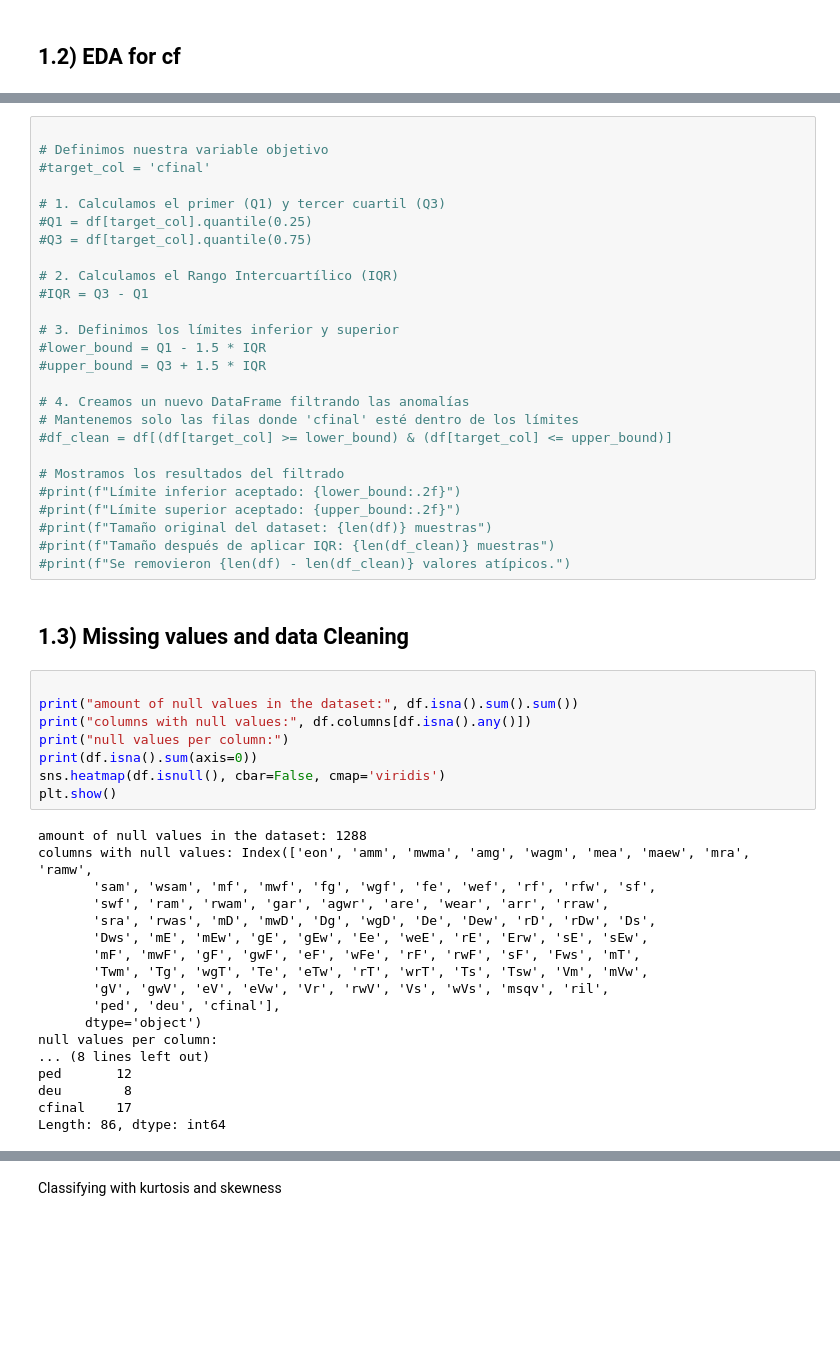
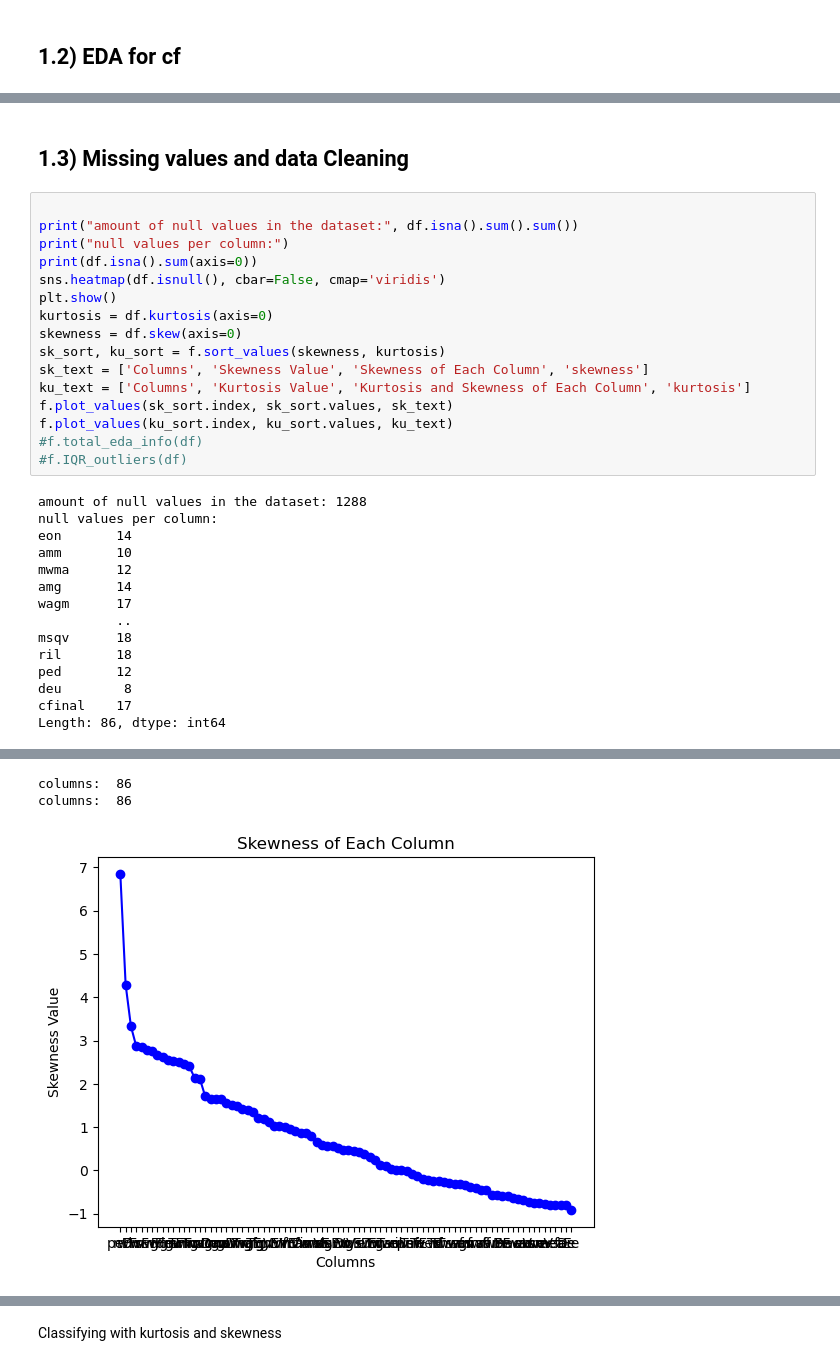
Before and after one commit to AlejoProjects/ML_project_part_1, a Jupyter notebook: SubmissionTemplate.ipynb, the cells around one changed output, grey strips where cells are left out. Drawn from its saved outputs; the diff is of its cells as text; blank space fills up the shorter version.

```diff
--- a/SubmissionTemplate.ipynb
+++ b/SubmissionTemplate.ipynb
@@ -50,55 +44,37 @@ Kurtosis: -0.5362429567171461
-# %%
-
-# Definimos nuestra variable objetivo
-#target_col = 'cfinal'
-
-# 1. Calculamos el primer (Q1) y tercer cuartil (Q3)
-#Q1 = df[target_col].quantile(0.25)
-#Q3 = df[target_col].quantile(0.75)
-
-# 2. Calculamos el Rango Intercuartílico (IQR)
-#IQR = Q3 - Q1
-
-# 3. Definimos los límites inferior y superior
-#lower_bound = Q1 - 1.5 * IQR
-#upper_bound = Q3 + 1.5 * IQR
-
-# 4. Creamos un nuevo DataFrame filtrando las anomalías
-# Mantenemos solo las filas donde 'cfinal' esté dentro de los límites
-#df_clean = df[(df[target_col] >= lower_bound) & (df[target_col] <= upper_bound)]
-
-# Mostramos los resultados del filtrado
-#print(f"Límite inferior aceptado: {lower_bound:.2f}")
-#print(f"Límite superior aceptado: {upper_bound:.2f}")
-#print(f"Tamaño original del dataset: {len(df)} muestras")
-#print(f"Tamaño después de aplicar IQR: {len(df_clean)} muestras")
-#print(f"Se removieron {len(df) - len(df_clean)} valores atípicos.")
 # %% [markdown]
 ## 1.3) Missing values  and data Cleaning
 # %%
 
 print("amount of null values in the dataset:", df.isna().sum().sum())
-print("columns with null values:", df.columns[df.isna().any()])
 print("null values per column:")
 print(df.isna().sum(axis=0))
 sns.heatmap(df.isnull(), cbar=False, cmap='viridis')
 plt.show()
+kurtosis = df.kurtosis(axis=0)
+skewness = df.skew(axis=0)
+sk_sort, ku_sort = f.sort_values(skewness, kurtosis)
+sk_text = ['Columns', 'Skewness Value', 'Skewness of Each Column', 'skewness']
+ku_text = ['Columns', 'Kurtosis Value', 'Kurtosis and Skewness of Each Column', 'kurtosis']
+f.plot_values(sk_sort.index, sk_sort.values, sk_text)
+f.plot_values(ku_sort.index, ku_sort.values, ku_text)
+#f.total_eda_info(df)
+#f.IQR_outliers(df)
 # %% [output]
 amount of null values in the dataset: 1288
-columns with null values: Index(['eon', 'amm', 'mwma', 'amg', 'wagm', 'mea', 'maew', 'mra', 'ramw',
-       'sam', 'wsam', 'mf', 'mwf', 'fg', 'wgf', 'fe', 'wef', 'rf', 'rfw', 'sf',
-       'swf', 'ram', 'rwam', 'gar', 'agwr', 'are', 'wear', 'arr', 'rraw',
-       'sra', 'rwas', 'mD', 'mwD', 'Dg', 'wgD', 'De', 'Dew', 'rD', 'rDw', 'Ds',
-       'Dws', 'mE', 'mEw', 'gE', 'gEw', 'Ee', 'weE', 'rE', 'Erw', 'sE', 'sEw',
-       'mF', 'mwF', 'gF', 'gwF', 'eF', 'wFe', 'rF', 'rwF', 'sF', 'Fws', 'mT',
-       'Twm', 'Tg', 'wgT', 'Te', 'eTw', 'rT', 'wrT', 'Ts', 'Tsw', 'Vm', 'mVw',
-       'gV', 'gwV', 'eV', 'eVw', 'Vr', 'rwV', 'Vs', 'wVs', 'msqv', 'ril',
-       'ped', 'deu', 'cfinal'],
-      dtype='object')
 null values per column:
-... (8 lines left out)
+eon       14
+amm       10
+mwma      12
+amg       14
+wagm      17
+          ..
+msqv      18
+ril       18
 ped       12
 deu        8
 cfinal    17
 Length: 86, dtype: int64
 [figure]
+columns:  86
+columns:  86
+[figure, added]
```
Also changed, not shown: parts of 26 cells of this notebook, 2 other files.
